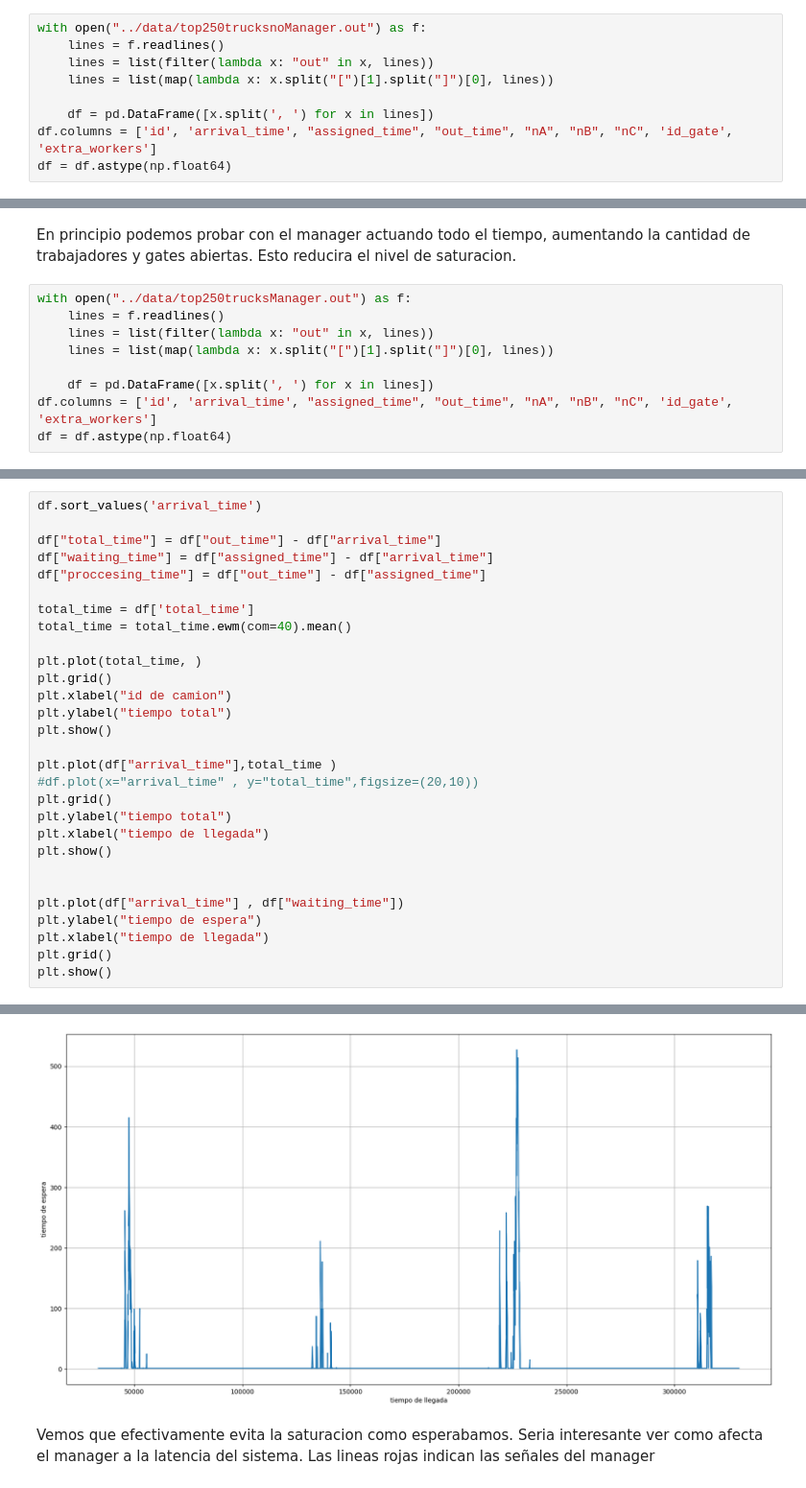
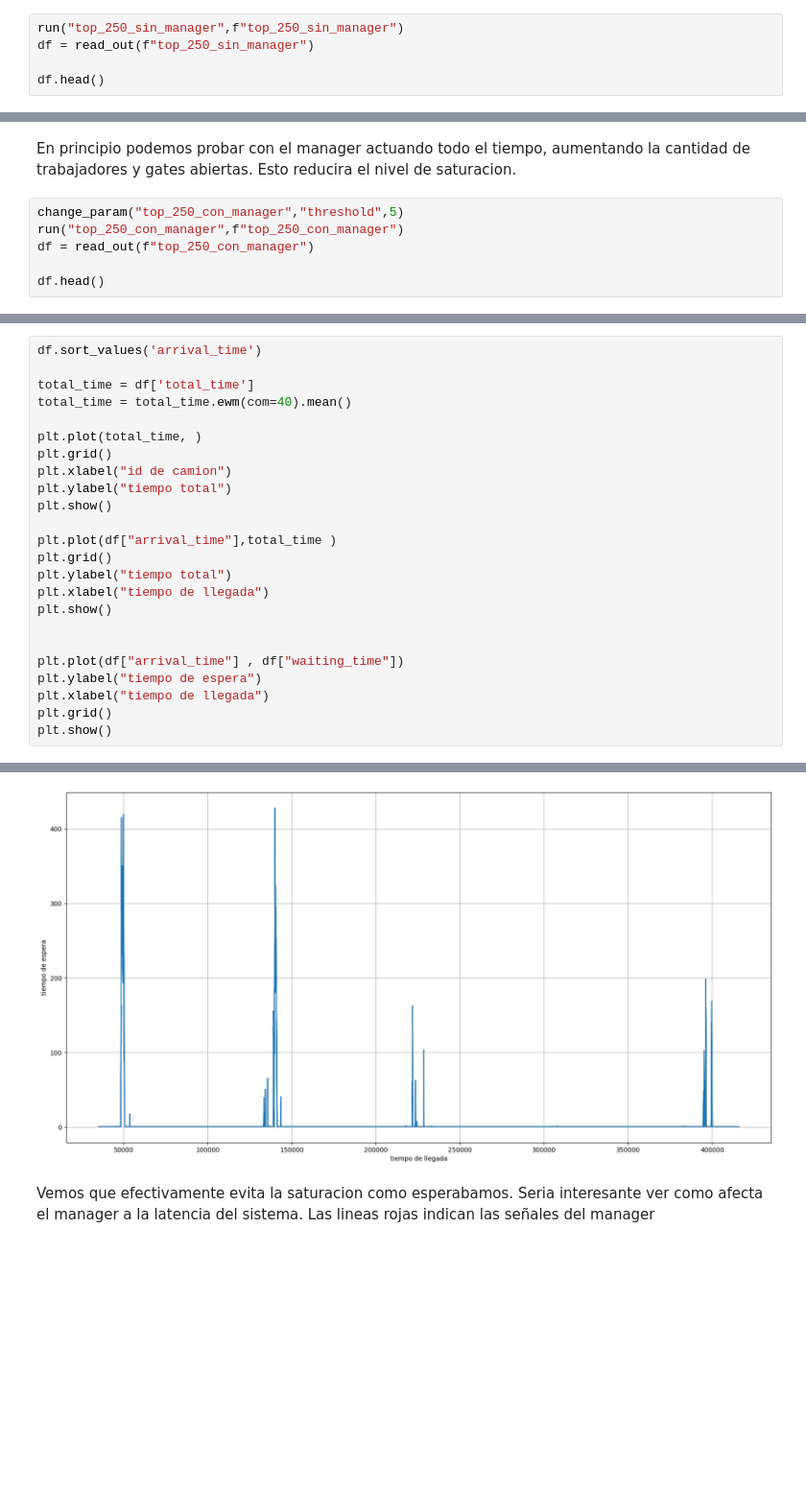
Before and after one commit to mcarreiro/dc-sed-tp1-2022, a Jupyter notebook: notebooks/inbound.ipynb, the cells around one changed output, grey strips where cells are left out. Shown at 96% size. Drawn from its saved outputs; the diff is of its cells as text; blank space fills up the shorter version.

```diff
--- a/notebooks/inbound.ipynb
+++ b/notebooks/inbound.ipynb
@@ -308,11 +315,7 @@ Esto muestra que el sistema tiene una latencia drasticamente mejor en estos peri
 # %% [markdown]
 Podemos intentar incrementar fuertemente la cantidad de camiones para saturar el sistema. A continuacion mostramos 4 dias con 500 camiones por dia
 # %%
-with open("../data/top250trucksnoManager.out") as f:
-    lines = f.readlines()
-    lines = list(filter(lambda x: "out" in x, lines))
-    lines = list(map(lambda x: x.split("[")[1].split("]")[0], lines))
+run("top_250_sin_manager",f"top_250_sin_manager")
+df = read_out(f"top_250_sin_manager")
 
-    df = pd.DataFrame([x.split(', ') for x in lines])
-df.columns = ['id', 'arrival_time', "assigned_time", "out_time", "nA", "nB", "nC", 'id_gate', 'extra_workers']
-df = df.astype(np.float64)
+df.head()
@@ -365,11 +368,8 @@ El manager puede decidir actuar con distintos niveles de saturacion. Podemos pro
 # %% [markdown]
 En principio podemos probar con el manager actuando todo el tiempo, aumentando la cantidad de trabajadores y gates abiertas. Esto reducira el nivel de saturacion.
 # %%
-with open("../data/top250trucksManager.out") as f:
-    lines = f.readlines()
-    lines = list(filter(lambda x: "out" in x, lines))
-    lines = list(map(lambda x: x.split("[")[1].split("]")[0], lines))
+change_param("top_250_con_manager","threshold",5)
+run("top_250_con_manager",f"top_250_con_manager")
+df = read_out(f"top_250_con_manager")
 
-    df = pd.DataFrame([x.split(', ') for x in lines])
-df.columns = ['id', 'arrival_time', "assigned_time", "out_time", "nA", "nB", "nC", 'id_gate', 'extra_workers']
-df = df.astype(np.float64)
+df.head()
@@ -376,9 +384,5 @@ df = df.astype(np.float64)
 # %%
 df.sort_values('arrival_time')
-
-df["total_time"] = df["out_time"] - df["arrival_time"]
-df["waiting_time"] = df["assigned_time"] - df["arrival_time"]
-df["proccesing_time"] = df["out_time"] - df["assigned_time"]
 
 total_time = df['total_time']
 total_time = total_time.ewm(com=40).mean()
@@ -390,7 +394,6 @@ plt.ylabel("tiempo total")
 plt.show()
 
 plt.plot(df["arrival_time"],total_time )
-#df.plot(x="arrival_time" , y="total_time",figsize=(20,10))
 plt.grid()
 plt.ylabel("tiempo total")
 plt.xlabel("tiempo de llegada")
@@ -408,4 +411,4 @@ plt.show()
-[figure, old version]
+[figure, new version]
 # %% [markdown]
 Vemos que efectivamente evita la saturacion como esperabamos. Seria interesante ver como afecta el manager a la latencia del sistema. Las lineas rojas indican las señales del manager
 # %%
```
Also changed, not shown: parts of 11 cells of this notebook, 4 other files.
